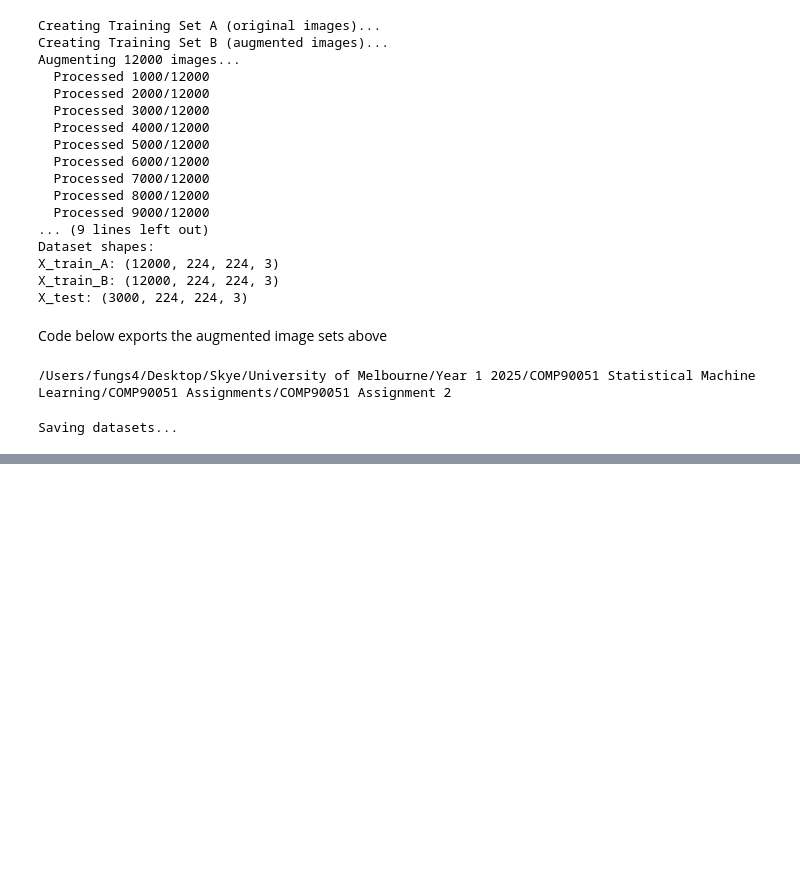
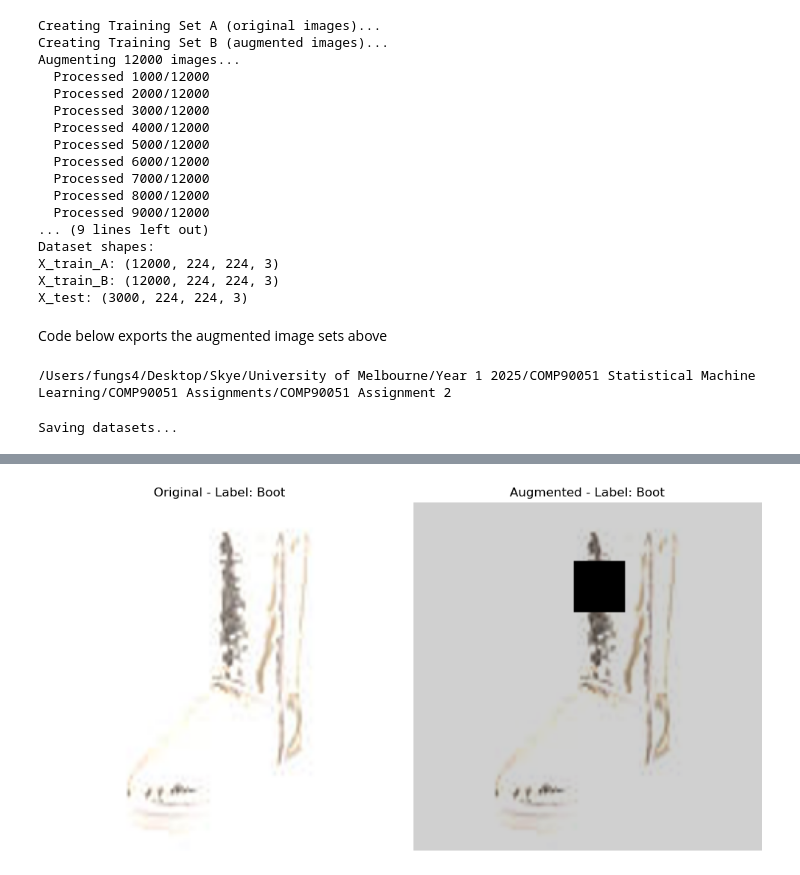
Before and after one commit to skyefung02/COMP90051_A2, a Jupyter notebook: COMP90052_A2_FeatureEngineeringFINAL.ipynb, the cells around one changed output, grey strips where cells are left out. Saved outputs shown, nothing was run; the diff lists cells and outputs as text; code cells hidden in the pictures; blank space fills up the shorter version.

```diff
--- a/COMP90052_A2_FeatureEngineeringFINAL.ipynb
+++ b/COMP90052_A2_FeatureEngineeringFINAL.ipynb
@@ -413,0 +416,21 @@ Saving datasets...
+# %%
+# Load the .npz files
+train_A = np.load('./augmented_data/train_A.npz')
+train_B = np.load('./augmented_data/train_B.npz')
+test_data = np.load('./augmented_data/test.npz')
+
+# Access the arrays
+X_train_A = train_A['X']
+y_train_A = train_A['y']
+
+X_train_B = train_B['X']
+y_train_B = train_B['y']
+
+X_test = test_data['X']
+y_test = test_data['y']
+
+# Print shapes to verify
+print("Dataset shapes:")
+print(f"X_train_A: {X_train_A.shape}")
+print(f"X_train_B: {X_train_B.shape}")
+print(f"X_test: {X_test.shape}")
@@ -413,0 +476,18 @@ Saving datasets...
+# %%
+# Compare original vs augmented
+fig, axes = plt.subplots(1, 2, figsize=(10, 5))
+
+# Original
+axes[0].imshow(X_train_A[11].astype('uint8'))
+axes[0].set_title(f'Original - Label: {y_train_A[11]}')
+axes[0].axis('off')
+
+# Augmented
+axes[1].imshow(X_train_B[11].astype('uint8'))
+axes[1].set_title(f'Augmented - Label: {y_train_B[11]}')
+axes[1].axis('off')
+
+plt.tight_layout()
+plt.show()
+# %% [output]
+[figure, added]
```
Also changed, not shown: parts of 7 cells of this notebook.
